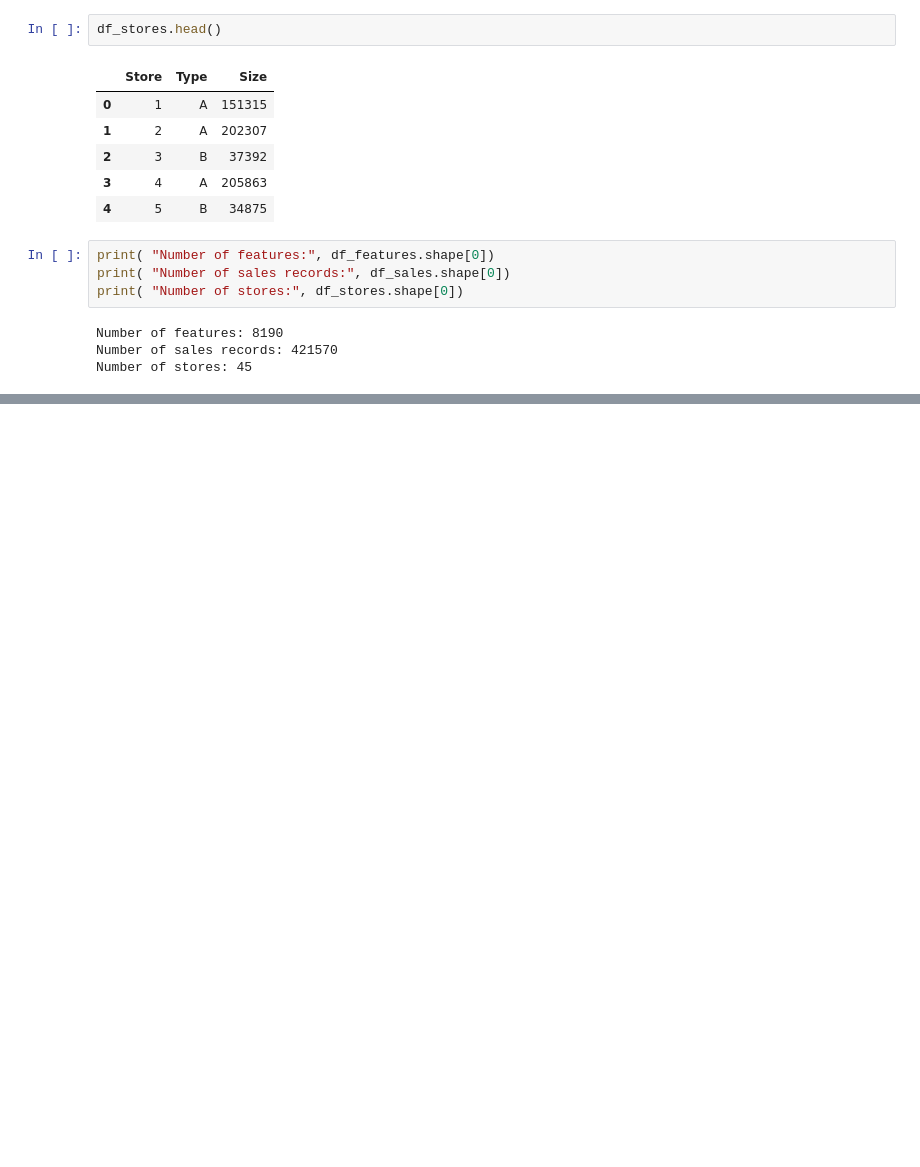
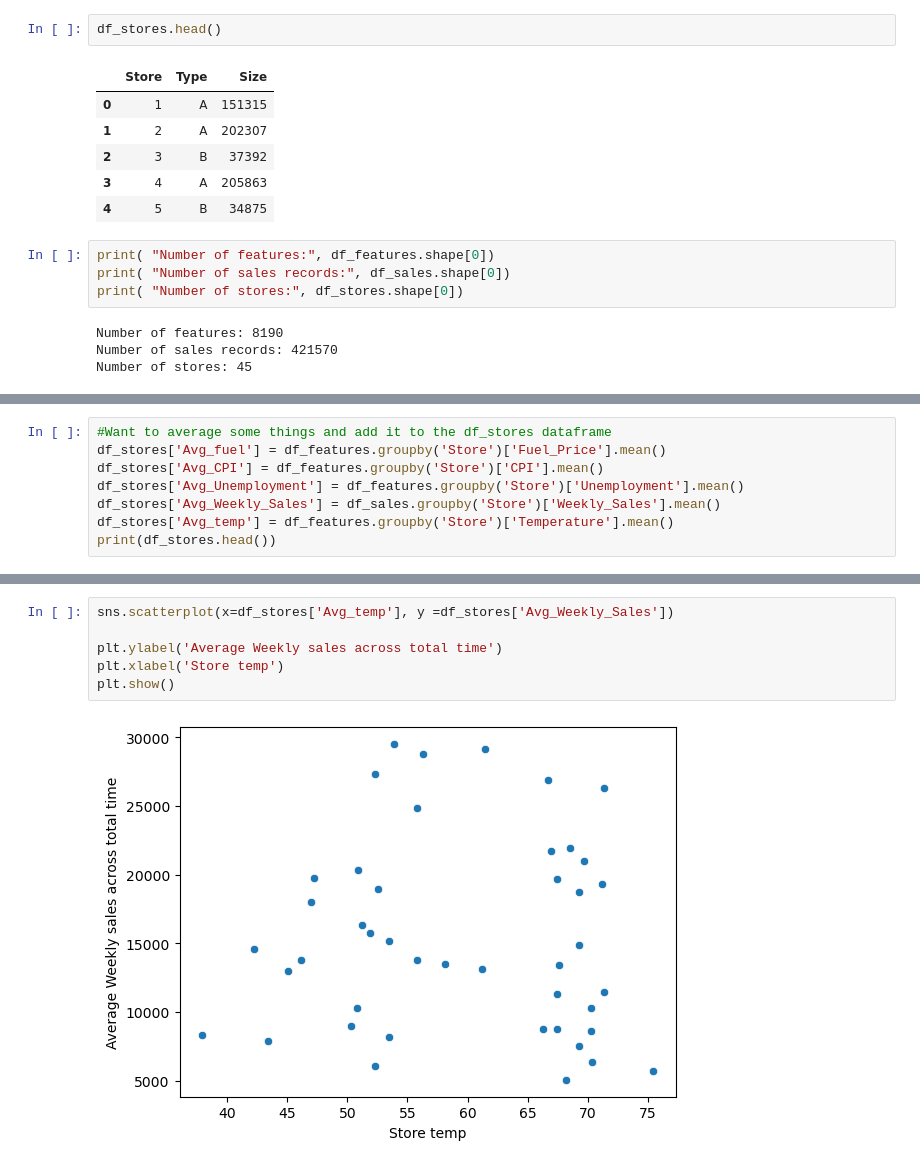
Before and after one commit to nikhilnagabandi/RetailData, a Jupyter notebook: RetailMain.ipynb, the cells around one changed output, grey strips where cells are left out. Drawn from its saved outputs; the diff is of its cells as text; blank space fills up the shorter version.

```diff
--- a/RetailMain.ipynb
+++ b/RetailMain.ipynb
@@ -78,0 +81,8 @@ Number of stores: 45
+# %%
+#Want to average some things and add it to the df_stores dataframe
+df_stores['Avg_fuel'] = df_features.groupby('Store')['Fuel_Price'].mean()
+df_stores['Avg_CPI'] = df_features.groupby('Store')['CPI'].mean()
+df_stores['Avg_Unemployment'] = df_features.groupby('Store')['Unemployment'].mean()
+df_stores['Avg_Weekly_Sales'] = df_sales.groupby('Store')['Weekly_Sales'].mean()
+df_stores['Avg_temp'] = df_features.groupby('Store')['Temperature'].mean()
+print(df_stores.head())
@@ -78,0 +103,8 @@ Number of stores: 45
+# %%
+sns.scatterplot(x=df_stores['Avg_temp'], y =df_stores['Avg_Weekly_Sales'])
+
+plt.ylabel('Average Weekly sales across total time')
+plt.xlabel('Store temp')
+plt.show()
+# %% [output]
+[figure, added]
```
Also changed, not shown: parts of 7 cells of this notebook.
